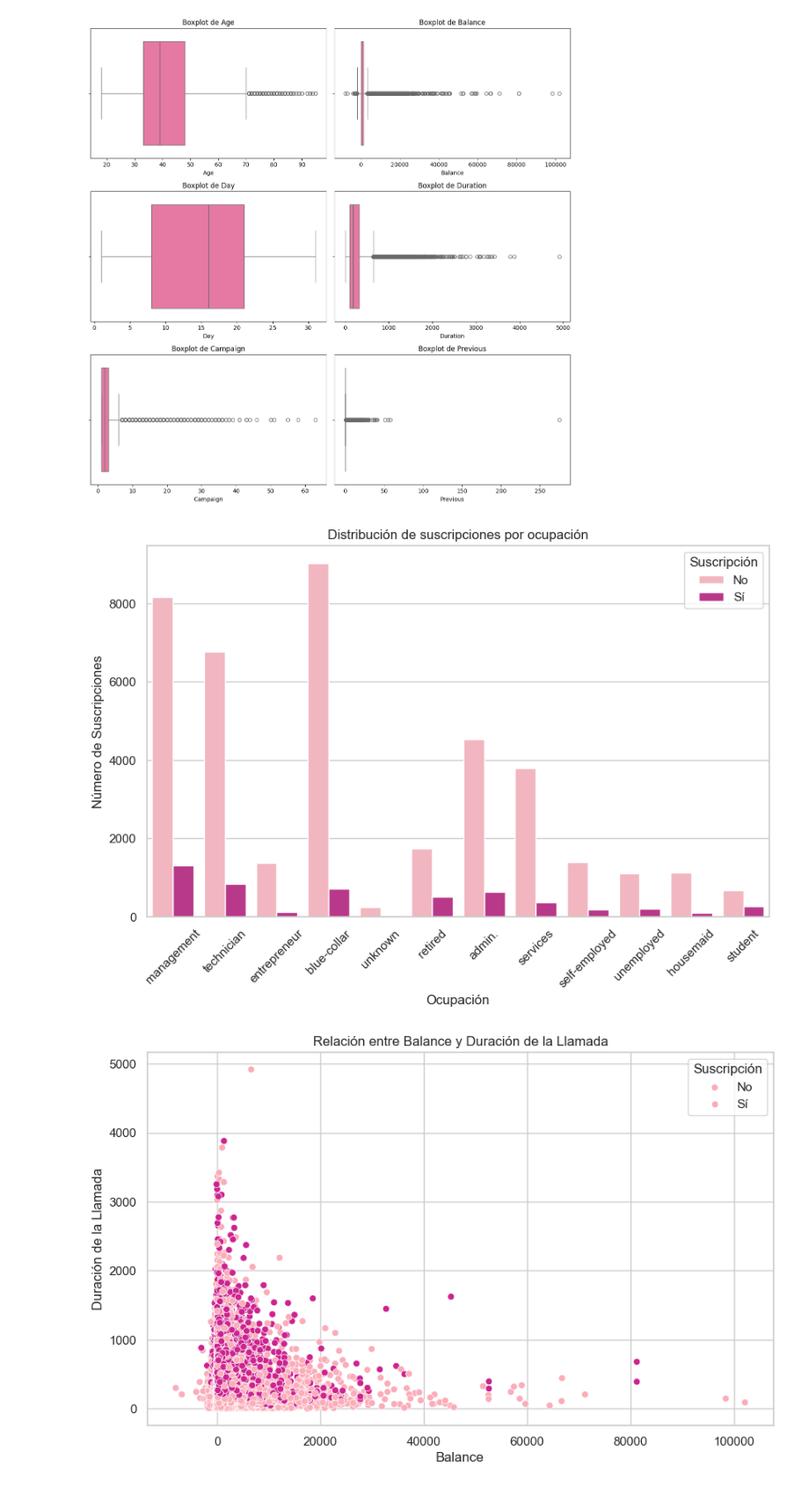
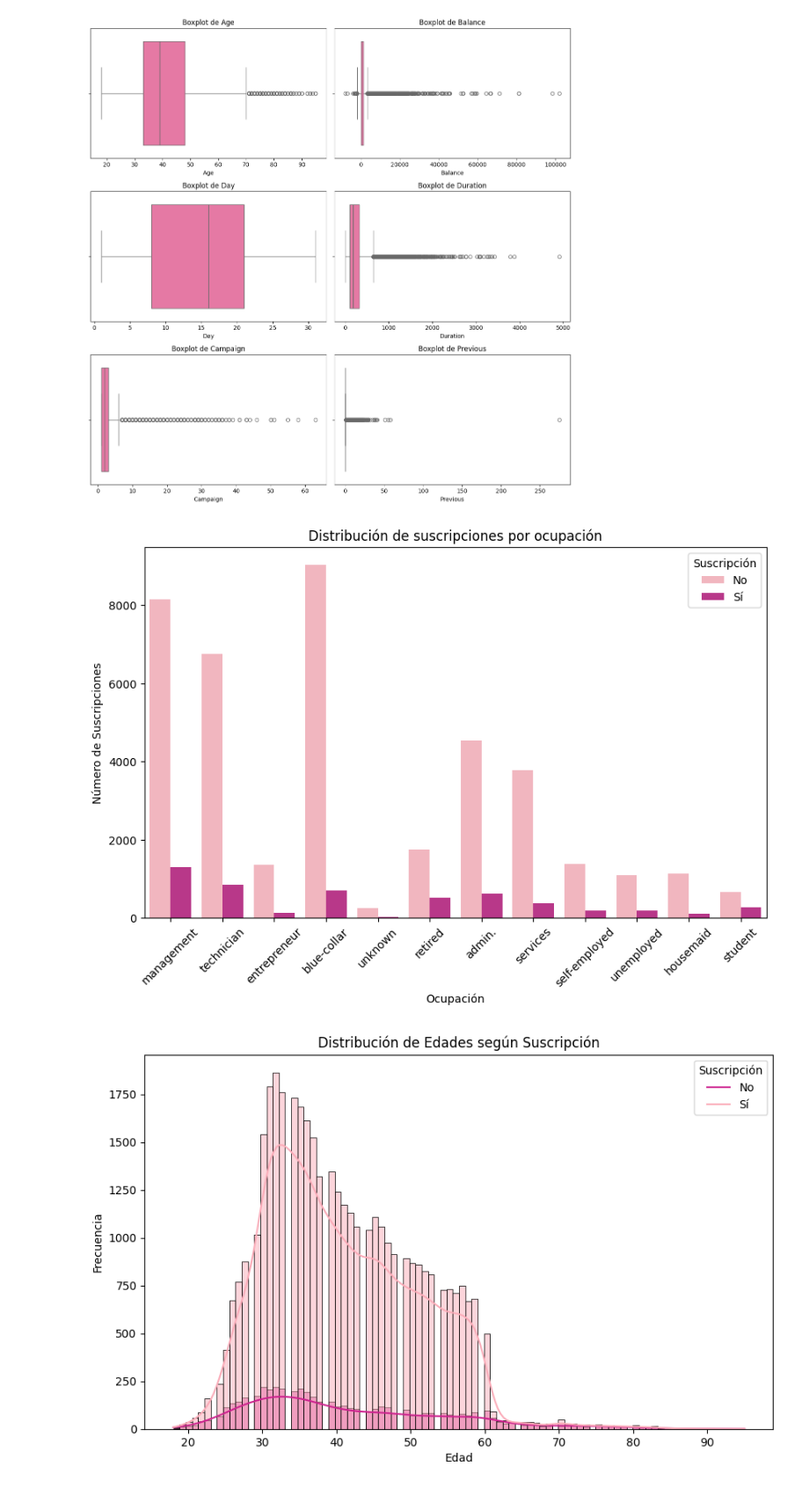
Before and after one commit to cflorido/banking-subscription-prediction, a Jupyter notebook: AnalisisDatos.ipynb, the cells around one changed output. Shown at 88% size. Saved outputs shown, nothing was run; the diff lists cells and outputs as text; code cells hidden in the pictures.

```diff
--- a/AnalisisDatos.ipynb
+++ b/AnalisisDatos.ipynb
@@ -200,3 +200,15 @@ plt.show()
 [figure]
 # %% [markdown]
 ## Analisis de Datos
+# %%
+# Asegúrate de que 'y' tenga valores 'No' y 'Sí' en lugar de 0 y 1
+df['y'] = df['y'].replace({0: 'No', 1: 'Sí'})
+
+# Gráfico de dispersión
+plt.figure(figsize=(10, 6))
+sns.scatterplot(data=df, x='balance', y='duration', hue='y', palette='RdPu')
+plt.title('Relación entre Balance y Duración de la Llamada')
+plt.xlabel('Balance')
+plt.ylabel('Duración de la Llamada')
+plt.legend(title='Suscripción')
+plt.show()
@@ -448,34 +452,25 @@ Passing `palette` without assigning `hue` is deprecated and will be removed in v
 # %%
 import seaborn as sns
 import matplotlib.pyplot as plt
 
 # 1. Gráfico de barras para la distribución de suscripciones por ocupación (columna 'job')
 plt.figure(figsize=(10, 6))
 sns.countplot(data=df, x='job', hue='y', palette='RdPu')
 plt.title('Distribución de suscripciones por ocupación')
 plt.xlabel('Ocupación')
 plt.ylabel('Número de Suscripciones')
 plt.xticks(rotation=45)
 plt.legend(title='Suscripción', labels=['No', 'Sí'])
 plt.show()
 
-# 2. Gráfico de dispersión para explorar la relación entre balance y duración de la llamada
-plt.figure(figsize=(10, 6))
-sns.scatterplot(data=df, x='balance', y='duration', hue='y', palette='RdPu')
-plt.title('Relación entre Balance y Duración de la Llamada')
-plt.xlabel('Balance')
-plt.ylabel('Duración de la Llamada')
-plt.legend(title='Suscripción', labels=['No', 'Sí'])
-plt.show()
-
 # 3. Gráfico de distribución de edades
 plt.figure(figsize=(10, 6))
 sns.histplot(data=df, x='age', hue='y', kde=True, palette='RdPu')
 plt.title('Distribución de Edades según Suscripción')
 plt.xlabel('Edad')
 plt.ylabel('Frecuencia')
 plt.legend(title='Suscripción', labels=['No', 'Sí'])
 plt.show()
 # %% [output]
-[figure, old version]
+[figure, new version]
-[figure, old version]
+[figure, new version]
```
Also changed, not shown: parts of 9 cells of this notebook.
